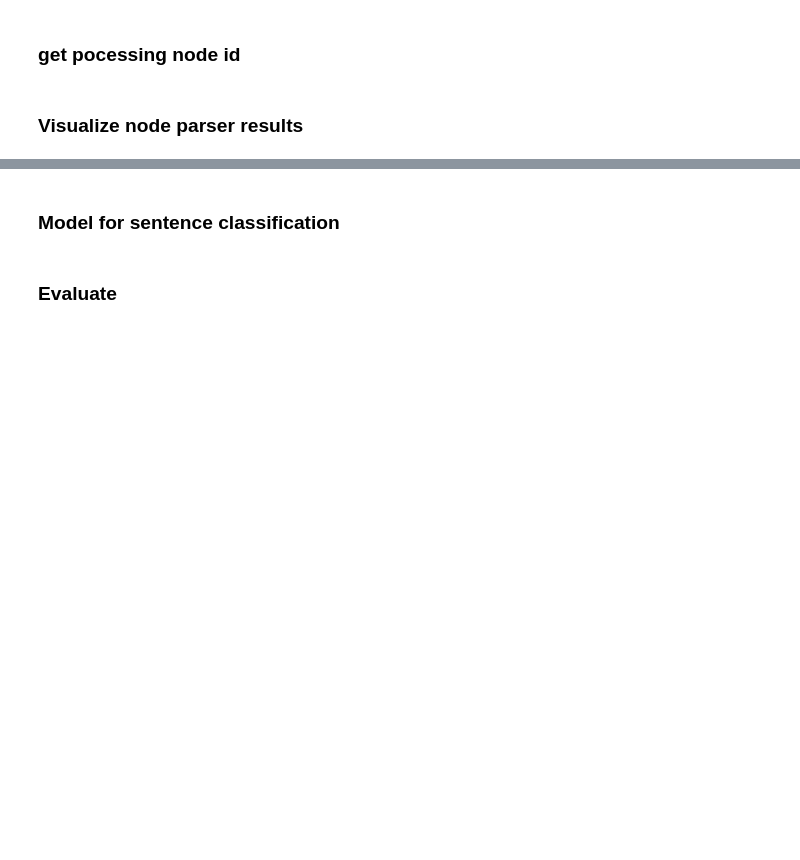
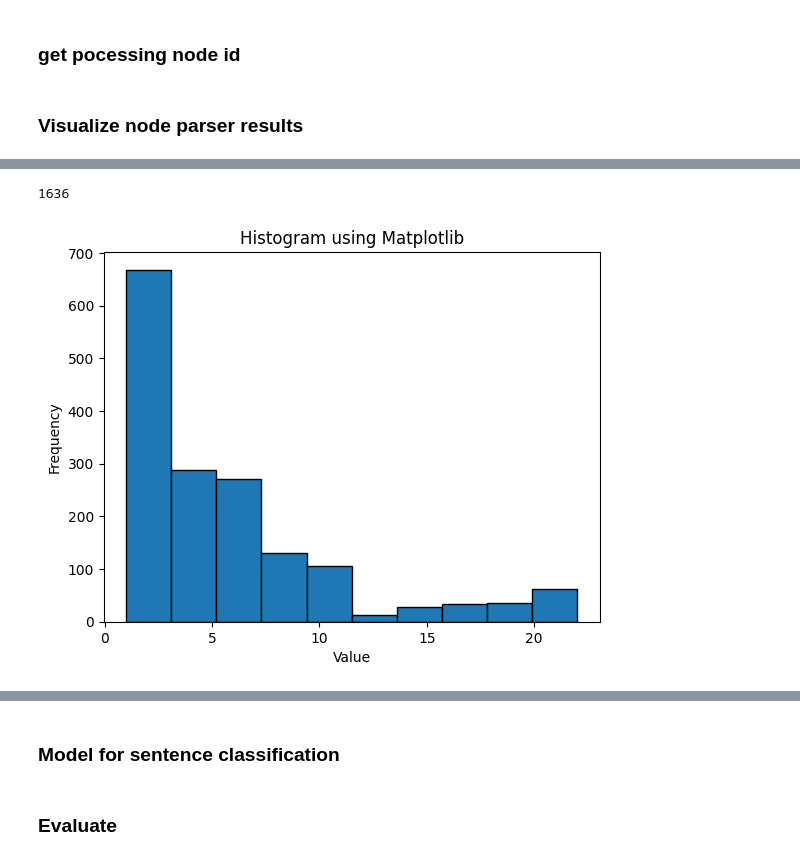
Before and after one commit to zz9tf/Fine-Tuned-GPT-2-with-articles-ground-truth, a Jupyter notebook: code/llamaIndex/basic/test.ipynb, the cells around one changed output, grey strips where cells are left out. Saved outputs shown, nothing was run; the diff lists cells and outputs as text; code cells hidden in the pictures; blank space fills up the shorter version.

```diff
--- a/code/llamaIndex/basic/test.ipynb
+++ b/code/llamaIndex/basic/test.ipynb
@@ -417,6 +417,6 @@ def load_nodes_jsonl(file_path: str) -> List[TextNode]:
 
     return nodes
 # %%
-file_path = r'D:\Projects(D)\Fine-Tuned-GPT-2-with-articles-ground-truth\code\llamaIndex\.cache\target_nodes.jsonl'
+file_path = r'/home/zhengzheng/scratch0/projects/Fine-Tuned-GPT-2-with-articles-ground-truth/code/llamaIndex/.cache/pid-0.jsonl'
 # file_path = 'D:\Projects(D)\Fine-Tuned-GPT-2-with-articles-ground-truth\code\llamaIndex\.cache\gpt-4o-batch-all-p_2_parser_ManuallyHierarchicalNodeParser_8165_processing.jsonl'
 nodes = load_nodes_jsonl(file_path)
@@ -457,7 +461,11 @@ for node in nodes:
     if level in ['paragraph', 'multi-sentences']:
         parent_id_sum_len[parent_id] += len(text)
     else:
-        parent_id_sum_len[parent_id] += len(node.metadata['original_content'])
+        try:
+            parent_id_sum_len[parent_id] += len(node.metadata['original_content'])
+        except:
+            print(node)
+            input(node.metadata)
 df = pd.DataFrame({
     'id': ids,
     'level': levels,
@@ -481,3 +487,7 @@ df
+# %%
+len(df[df['level'] == 'paragraph'])
+# %% [output]
+1636
 # %%
 df_filtered = df[~df['diff_text_len_sum_children_len'].isna()]
 
@@ -489,21 +499,23 @@ df[df['level'] == 'section']['section_titles'].value_counts()[:10]
 # %%
 import matplotlib.pyplot as plt
 
 # df_filtered = df[~df['diff_text_len_sum_children_len'].isna()]
 # plt.hist(df_filtered['diff_text_len_sum_children_len'], bins=10, edgecolor='black')
 # 绘制直方图
-# plt.hist(df[df['level'] == 'paragraph']['parent_id_num'], bins=10, edgecolor='black')
+plt.hist(df[df['level'] == 'paragraph']['parent_id_num'], bins=10, edgecolor='black')
 
-plt.hist(df, bins=10, edgecolor='black')
+# plt.hist(df, bins=10, edgecolor='black')
 
 
 # 添加标题和标签
 plt.title('Histogram using Matplotlib')
 plt.xlabel('Value')
 plt.ylabel('Frequency')
 
 # 显示图形
 plt.show()
+# %% [output]
+[figure, added]
 # %%
 import seaborn as sns
 import matplotlib.pyplot as plt
```
Also changed, not shown: parts of 3 cells of this notebook, 8 other files.
